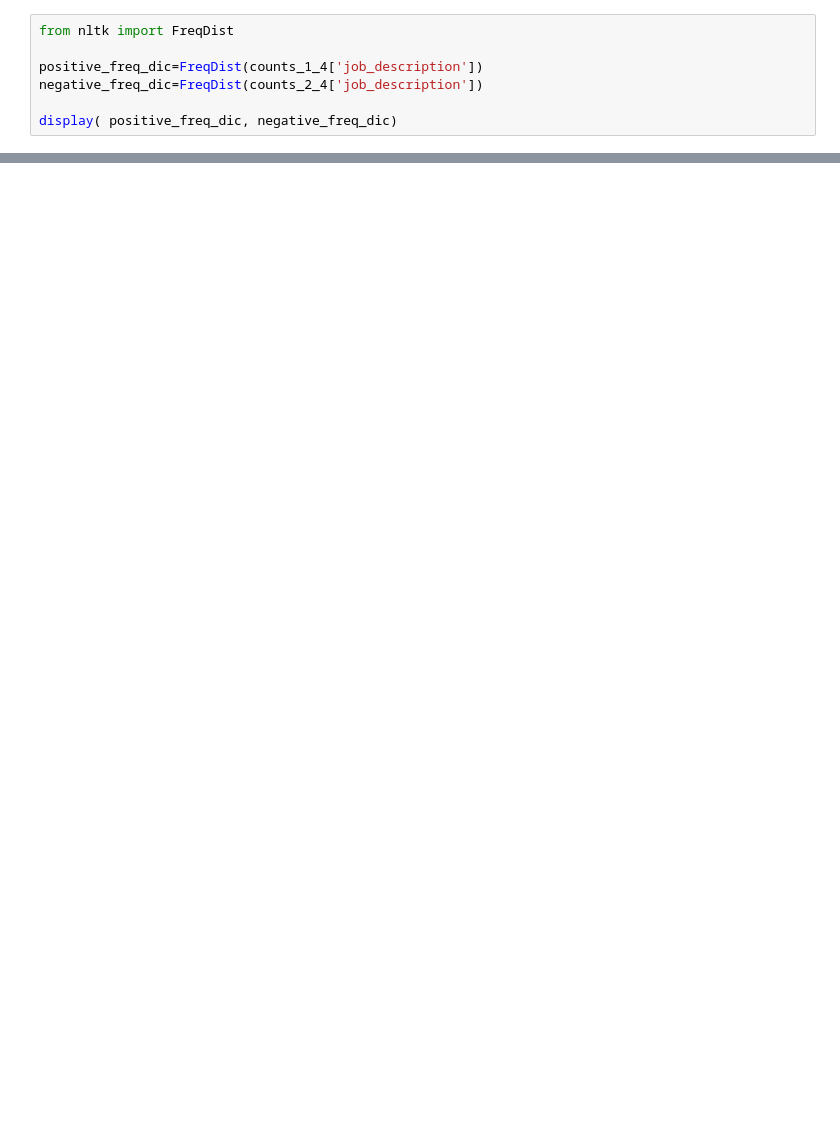
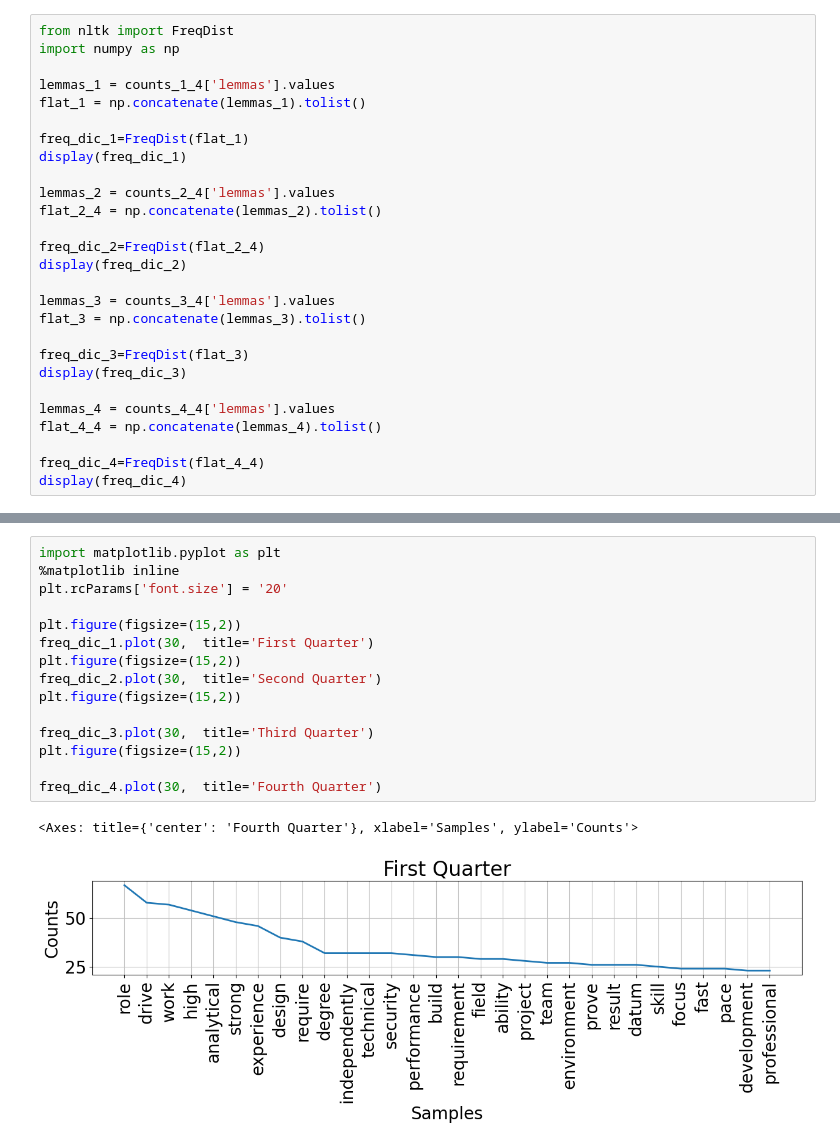
Before and after one commit to EmmaLBF/Hack4Her2025, a Jupyter notebook: process.ipynb, the cells around one changed output, grey strips where cells are left out. Drawn from its saved outputs; the diff is of its cells as text; blank space fills up the shorter version.

```diff
--- a/process.ipynb
+++ b/process.ipynb
@@ -63,8 +52,28 @@ for text in df ['description']:
 # %%
 from nltk import FreqDist
+import numpy as np
 
-positive_freq_dic=FreqDist(counts_1_4['job_description'])
-negative_freq_dic=FreqDist(counts_2_4['job_description'])
+lemmas_1 = counts_1_4['lemmas'].values
+flat_1 = np.concatenate(lemmas_1).tolist()
 
-display( positive_freq_dic, negative_freq_dic)
+freq_dic_1=FreqDist(flat_1)
+display(freq_dic_1)
+
+lemmas_2 = counts_2_4['lemmas'].values
+flat_2_4 = np.concatenate(lemmas_2).tolist()
+
+freq_dic_2=FreqDist(flat_2_4)
+display(freq_dic_2)
+
+lemmas_3 = counts_3_4['lemmas'].values
+flat_3 = np.concatenate(lemmas_3).tolist()
+
+freq_dic_3=FreqDist(flat_3)
+display(freq_dic_3)
+
+lemmas_4 = counts_4_4['lemmas'].values
+flat_4_4 = np.concatenate(lemmas_4).tolist()
+
+freq_dic_4=FreqDist(flat_4_4)
+display(freq_dic_4)
 # %% [output]
@@ -72,0 +84,18 @@ FreqDist({"Title: Information Security Manager. Description: We are looking for
+# %%
+import matplotlib.pyplot as plt
+%matplotlib inline
+plt.rcParams['font.size'] = '20'
+
+plt.figure(figsize=(15,2))
+freq_dic_1.plot(30,  title='First Quarter')
+plt.figure(figsize=(15,2))
+freq_dic_2.plot(30,  title='Second Quarter')
+plt.figure(figsize=(15,2))
+
+freq_dic_3.plot(30,  title='Third Quarter')
+plt.figure(figsize=(15,2))
+
+freq_dic_4.plot(30,  title='Fourth Quarter')
+# %% [output]
+<Axes: title={'center': 'Fourth Quarter'}, xlabel='Samples', ylabel='Counts'>
+[figure, added]
```
Also changed, not shown: parts of 6 cells of this notebook.
